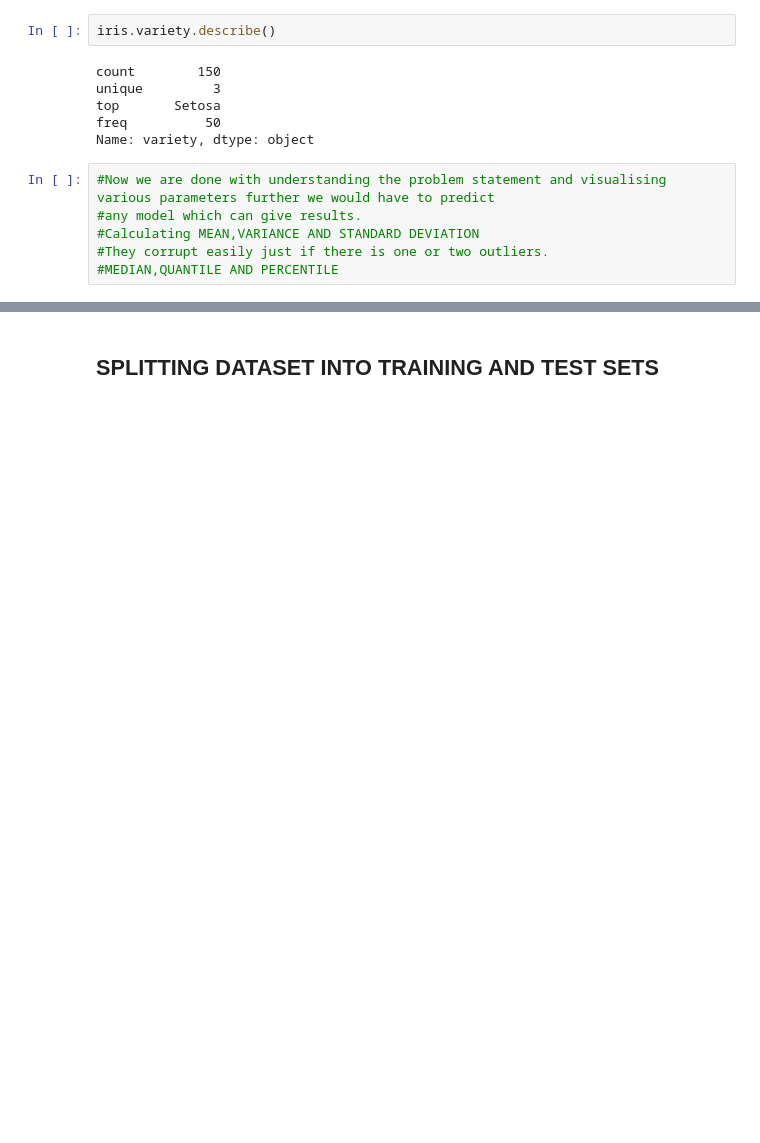
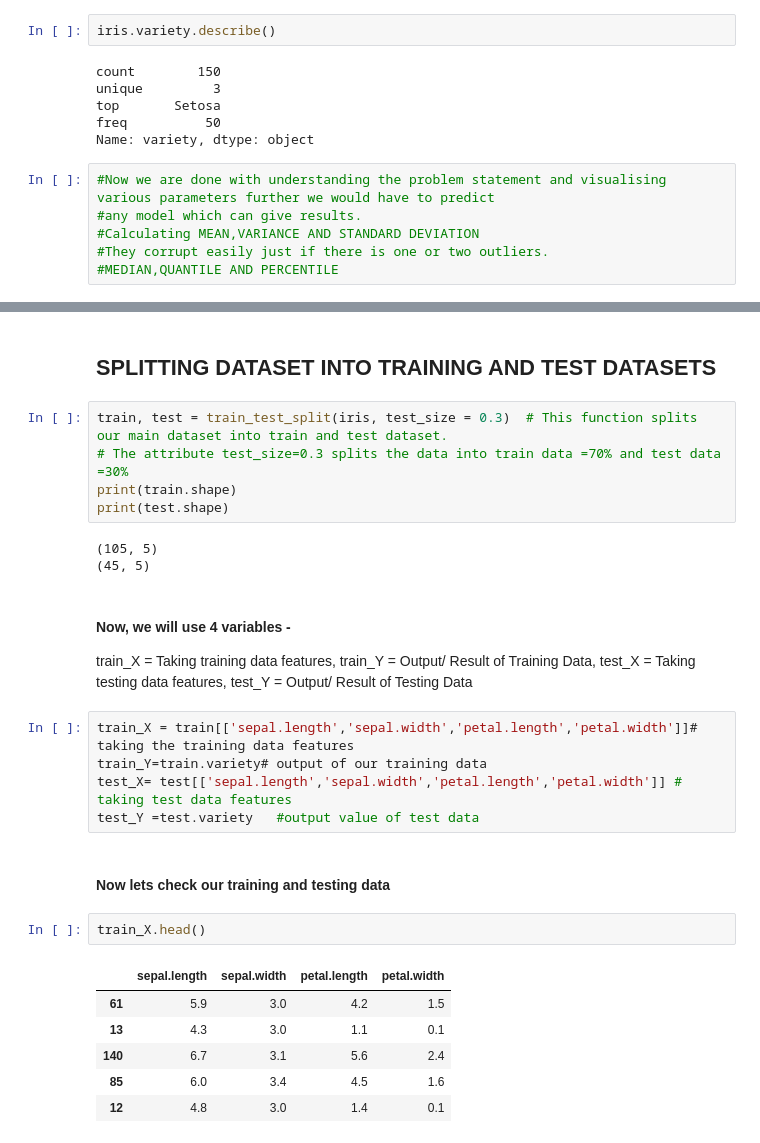
Before and after one commit to NandiniTayal/IRIS-DATA-ANALYSIS, a Jupyter notebook: IRIS_DATA_ANALYSIS.ipynb, the cells around one changed output, grey strips where cells are left out. Cells and saved outputs as stored; diff of their text form; blank space fills up the shorter version.

```diff
--- a/IRIS_DATA_ANALYSIS.ipynb
+++ b/IRIS_DATA_ANALYSIS.ipynb
@@ -158,2 +161,32 @@ Name: variety, dtype: object
 # %% [markdown]
-## SPLITTING DATASET INTO TRAINING AND TEST SETS
+## SPLITTING DATASET INTO TRAINING AND TEST DATASETS
+# %%
+train, test = train_test_split(iris, test_size = 0.3)  # This function splits our main dataset into train and test dataset.
+# The attribute test_size=0.3 splits the data into train data =70% and test data =30%
+print(train.shape)
+print(test.shape)
+# %% [output]
+(105, 5)
+(45, 5)
+# %% [markdown]
+#### Now, we will use 4 variables -
+train_X = Taking training data features,
+train_Y = Output/ Result of Training Data,
+test_X =  Taking testing data features,
+test_Y =  Output/ Result of Testing Data
+# %%
+train_X = train[['sepal.length','sepal.width','petal.length','petal.width']]# taking the training data features
+train_Y=train.variety# output of our training data
+test_X= test[['sepal.length','sepal.width','petal.length','petal.width']] # taking test data features
+test_Y =test.variety   #output value of test data
+# %% [markdown]
+#### Now lets check our training and testing data
+# %%
+train_X.head()
+# %% [output]
+|  | sepal.length | sepal.width | petal.length | petal.width |
+| 61 | 5.9 | 3.0 | 4.2 | 1.5 |
+| 13 | 4.3 | 3.0 | 1.1 | 0.1 |
+| 140 | 6.7 | 3.1 | 5.6 | 2.4 |
+| 85 | 6.0 | 3.4 | 4.5 | 1.6 |
+| 12 | 4.8 | 3.0 | 1.4 | 0.1 |
```
Also changed, not shown: parts of 9 cells of this notebook.
